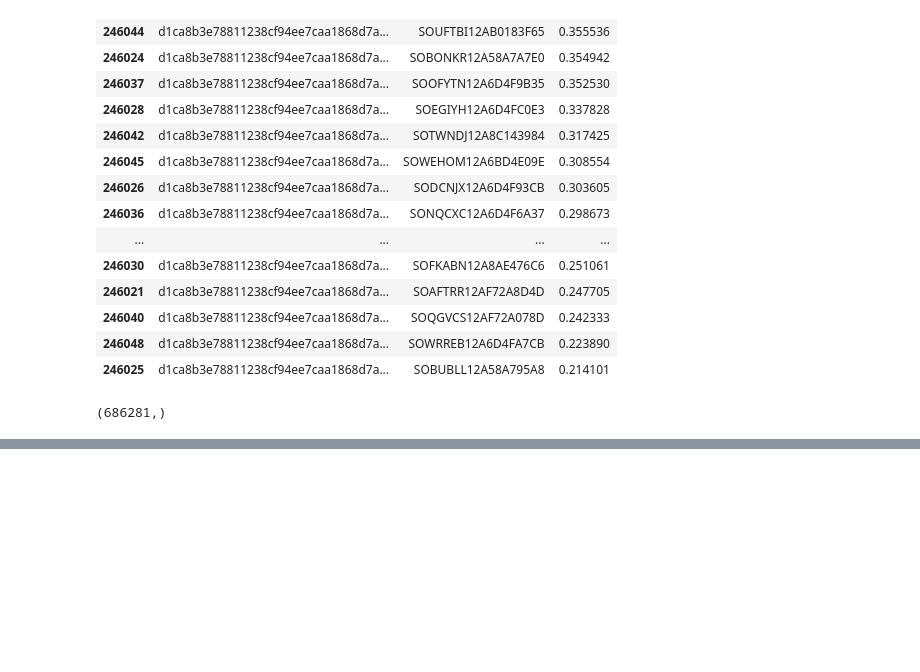
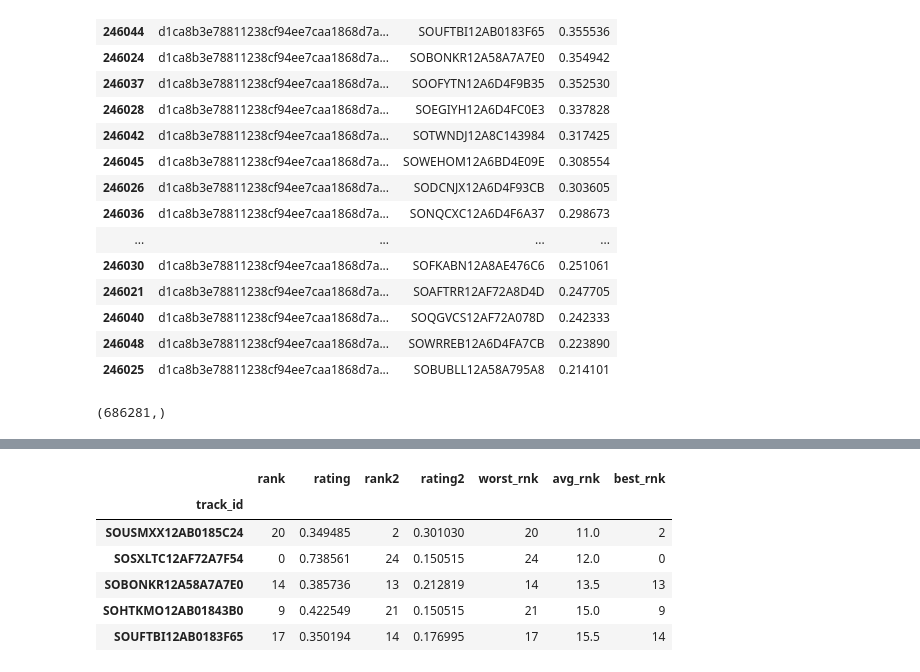
Before and after one commit to chrisshaffer/group-playlist-recommender, a Jupyter notebook: src/score_notebook.ipynb, the cells around one changed output, grey strips where cells are left out. Saved outputs shown, nothing was run; the diff lists cells and outputs as text; code cells hidden in the pictures; blank space fills up the shorter version.

```diff
--- a/src/score_notebook.ipynb
+++ b/src/score_notebook.ipynb
@@ -69,0 +227,10 @@ predictions['user_id'].shape
+# %%
+rankings.sort_values('avg_rnk')[:n_songs]
+# %% [output]
+|  | rank | rating | rank2 | rating2 | worst_rnk | avg_rnk | best_rnk |
+| track_id |  |  |  |  |  |  |  |
+| SOUSMXX12AB0185C24 | 20 | 0.349485 | 2 | 0.301030 | 20 | 11.0 | 2 |
+| SOSXLTC12AF72A7F54 | 0 | 0.738561 | 24 | 0.150515 | 24 | 12.0 | 0 |
+| SOBONKR12A58A7A7E0 | 14 | 0.385736 | 13 | 0.212819 | 14 | 13.5 | 13 |
+| SOHTKMO12AB01843B0 | 9 | 0.422549 | 21 | 0.150515 | 21 | 15.0 | 9 |
+| SOUFTBI12AB0183F65 | 17 | 0.350194 | 14 | 0.176995 | 17 | 15.5 | 14 |
```
Also changed, not shown: parts of 13 cells of this notebook, 6 other files.
